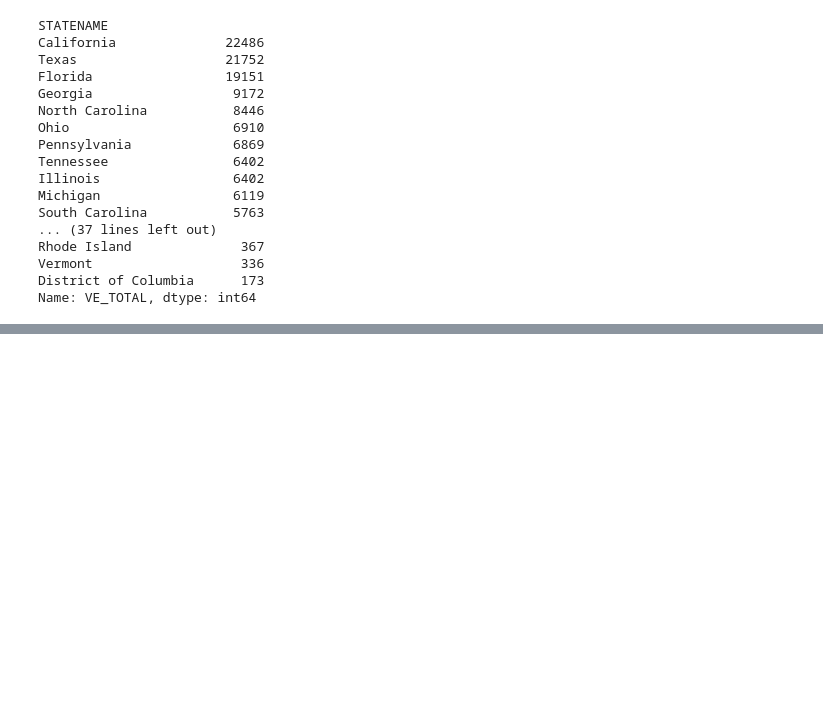
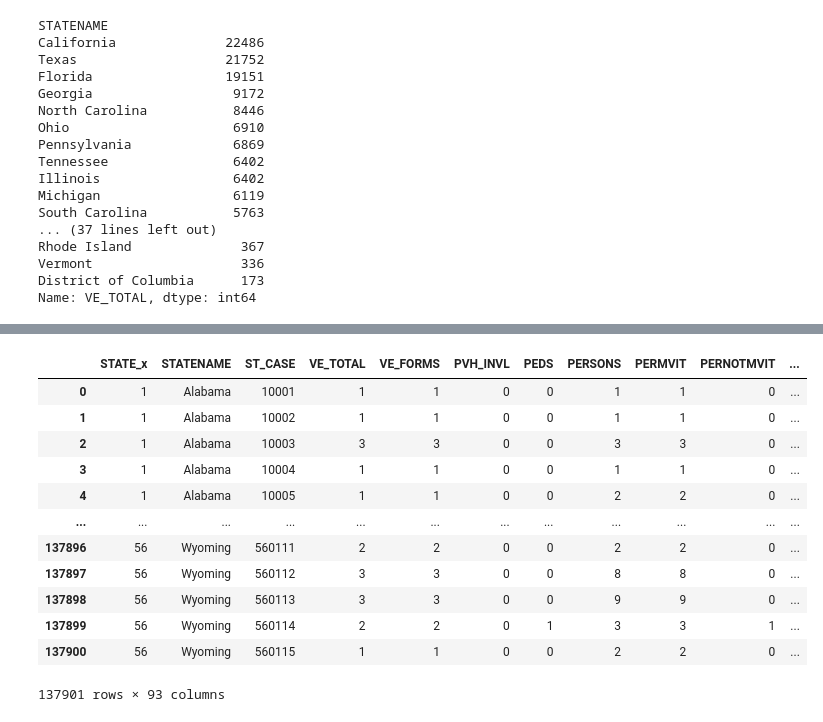
Before and after one commit to Jasneel/WeatherVsAccidents, a Jupyter notebook: jd_test.ipynb, the cells around one changed output, grey strips where cells are left out. Drawn from its saved outputs; the diff is of its cells as text; code cells hidden in the pictures; blank space fills up the shorter version.

```diff
--- a/jd_test.ipynb
+++ b/jd_test.ipynb
@@ -190,0 +157,21 @@ print(data[1][0],data[1][1])
+# %%
+#API
+base_url = 'https://api.census.gov/data/2019/pep/population'
+
+params = {
+    'get' : 'POP',
+    'for' : 'STATE:*',
+    'key' : '60a95aa0242affd79076a8b964cd2c4516142c32'
+}
+
+data = requests.get(base_url,params=params).json()
+data = pd.DataFrame(data)
+
+data = data.drop(index=0).rename(columns={
+    1 : 'STATE',
+    0 : 'POPULATION'
+})
+data
+
+state_list_pop = pd.merge(data, states_list, on='STATE')
+state_list_pop
@@ -190,0 +196,17 @@ print(data[1][0],data[1][1])
+# %%
+df_with_population = pd.merge(df, state_list_pop, on="STATENAME")
+df_with_population
+# %% [output]
+|  | STATE_x | STATENAME | ST_CASE | VE_TOTAL | VE_FORMS | PVH_INVL | PEDS | PERSONS | PERMVIT | PERNOTMVIT | ... |
+| 0 | 1 | Alabama | 10001 | 1 | 1 | 0 | 0 | 1 | 1 | 0 | ... |
+| 1 | 1 | Alabama | 10002 | 1 | 1 | 0 | 0 | 1 | 1 | 0 | ... |
+| 2 | 1 | Alabama | 10003 | 3 | 3 | 0 | 0 | 3 | 3 | 0 | ... |
+| 3 | 1 | Alabama | 10004 | 1 | 1 | 0 | 0 | 1 | 1 | 0 | ... |
+| 4 | 1 | Alabama | 10005 | 1 | 1 | 0 | 0 | 2 | 2 | 0 | ... |
+| ... | ... | ... | ... | ... | ... | ... | ... | ... | ... | ... | ... |
+| 137896 | 56 | Wyoming | 560111 | 2 | 2 | 0 | 0 | 2 | 2 | 0 | ... |
+| 137897 | 56 | Wyoming | 560112 | 3 | 3 | 0 | 0 | 8 | 8 | 0 | ... |
+| 137898 | 56 | Wyoming | 560113 | 3 | 3 | 0 | 0 | 9 | 9 | 0 | ... |
+| 137899 | 56 | Wyoming | 560114 | 2 | 2 | 0 | 1 | 3 | 3 | 1 | ... |
+| 137900 | 56 | Wyoming | 560115 | 1 | 1 | 0 | 0 | 2 | 2 | 0 | ... |
+137901 rows × 93 columns
```
Also changed, not shown: parts of 11 cells of this notebook.
